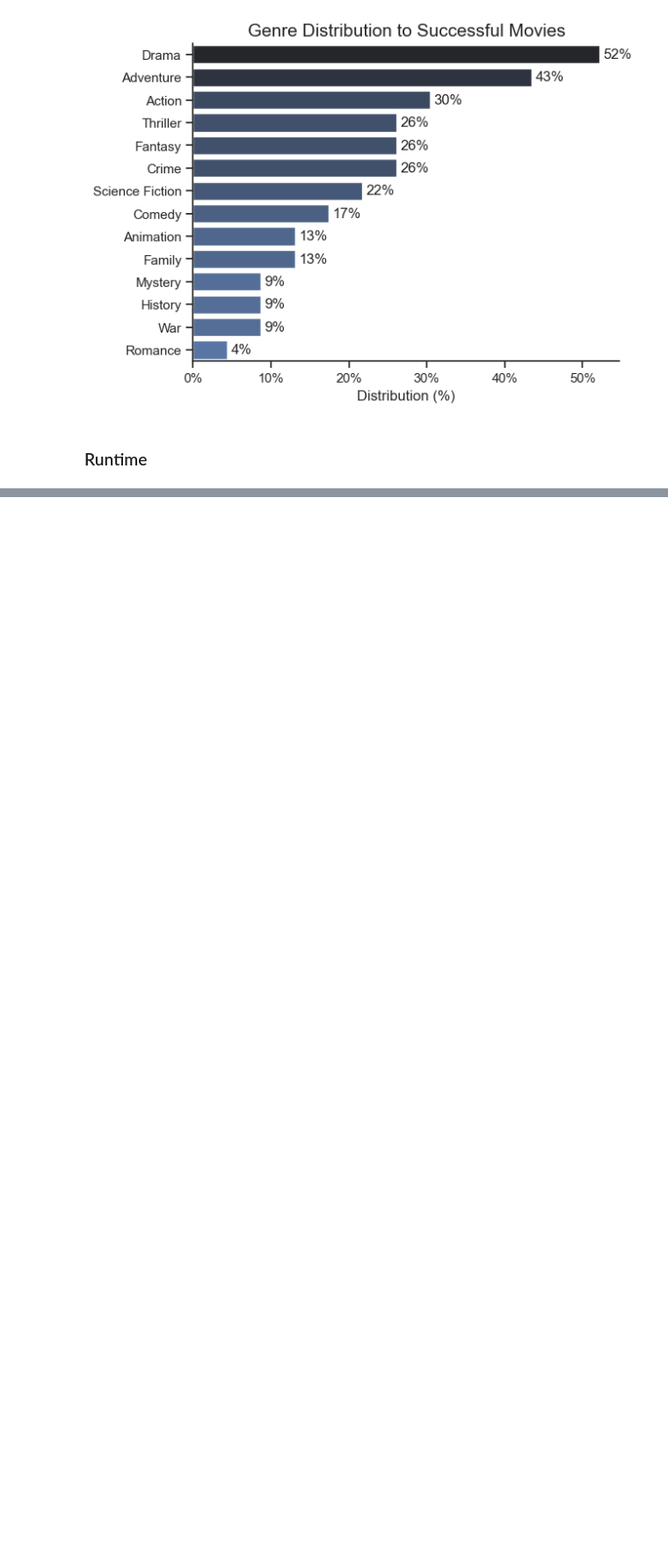
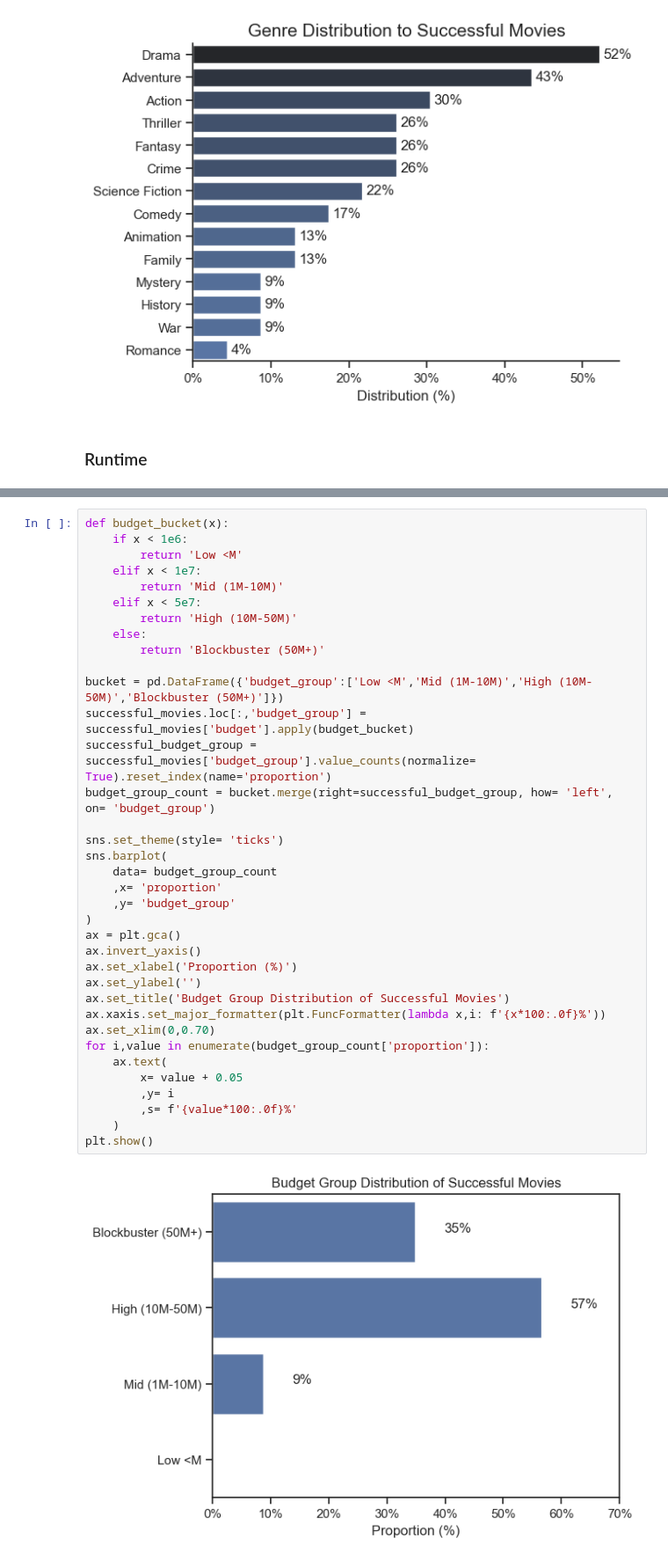
Before and after one commit to Jamil1016/Python_Project_Movie_Analysis, a Jupyter notebook: 1_Analysis/7_Succesful_Movies_Characterestics.ipynb, the cells around one changed output, grey strips where cells are left out. Shown at 88% size. Saved outputs shown, nothing was run; the diff lists cells and outputs as text; blank space fills up the shorter version.

```diff
--- a/1_Analysis/7_Succesful_Movies_Characterestics.ipynb
+++ b/1_Analysis/7_Succesful_Movies_Characterestics.ipynb
@@ -94,0 +132,38 @@ plt.legend()
+# %%
+def budget_bucket(x):
+    if x < 1e6:
+        return 'Low <M'
+    elif x < 1e7:
+        return 'Mid (1M-10M)'
+    elif x < 5e7:
+        return 'High (10M-50M)'
+    else:
+        return 'Blockbuster (50M+)'
+
+bucket = pd.DataFrame({'budget_group':['Low <M','Mid (1M-10M)','High (10M-50M)','Blockbuster (50M+)']})
+successful_movies.loc[:,'budget_group'] = successful_movies['budget'].apply(budget_bucket)
+successful_budget_group = successful_movies['budget_group'].value_counts(normalize= True).reset_index(name='proportion')
+budget_group_count = bucket.merge(right=successful_budget_group, how= 'left', on= 'budget_group')
+
+sns.set_theme(style= 'ticks')
+sns.barplot(
+    data= budget_group_count
+    ,x= 'proportion'
+    ,y= 'budget_group'
+)
+ax = plt.gca()
+ax.invert_yaxis()
+ax.set_xlabel('Proportion (%)')
+ax.set_ylabel('')
+ax.set_title('Budget Group Distribution of Successful Movies')
+ax.xaxis.set_major_formatter(plt.FuncFormatter(lambda x,i: f'{x*100:.0f}%'))
+ax.set_xlim(0,0.70)
+for i,value in enumerate(budget_group_count['proportion']):
+    ax.text(
+        x= value + 0.05
+        ,y= i
+        ,s= f'{value*100:.0f}%'
+    )
+plt.show()
+# %% [output]
+[figure, added]
```
Also changed, not shown: parts of 9 cells of this notebook, 3 other files.
